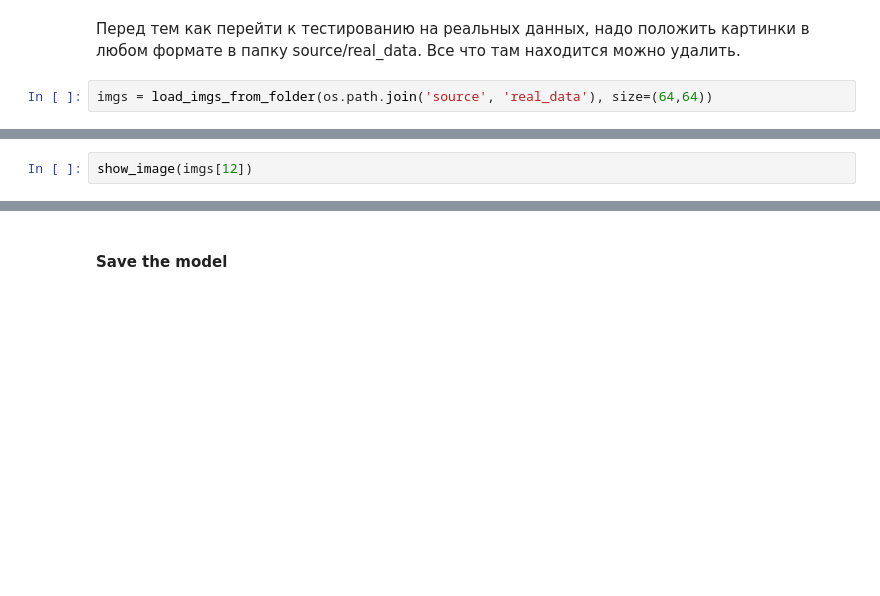
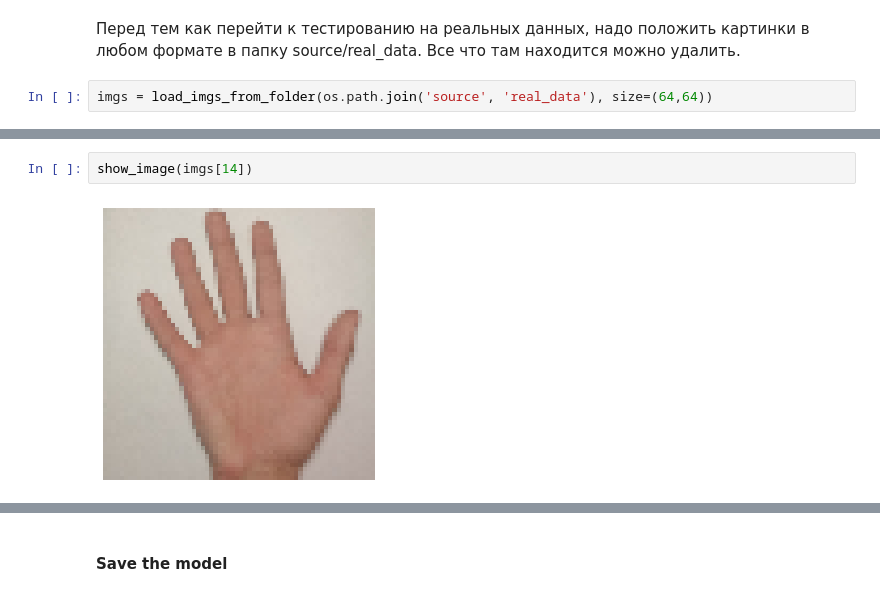
Before and after one commit to TimurFatykhov/GestureRecognizer, a Jupyter notebook: gesture_recognizer.ipynb, the cells around one changed output, grey strips where cells are left out. Drawn from its saved outputs; the diff is of its cells as text; blank space fills up the shorter version.

```diff
--- a/gesture_recognizer.ipynb
+++ b/gesture_recognizer.ipynb
@@ -132,4 +150,6 @@ imgs.shape
 # %%
-show_image(imgs[12])
+show_image(imgs[14])
+# %% [output]
+[figure, added]
 # %%
 model.predict(imgs)
```
Also changed, not shown: parts of 13 cells of this notebook, 1 other file.
